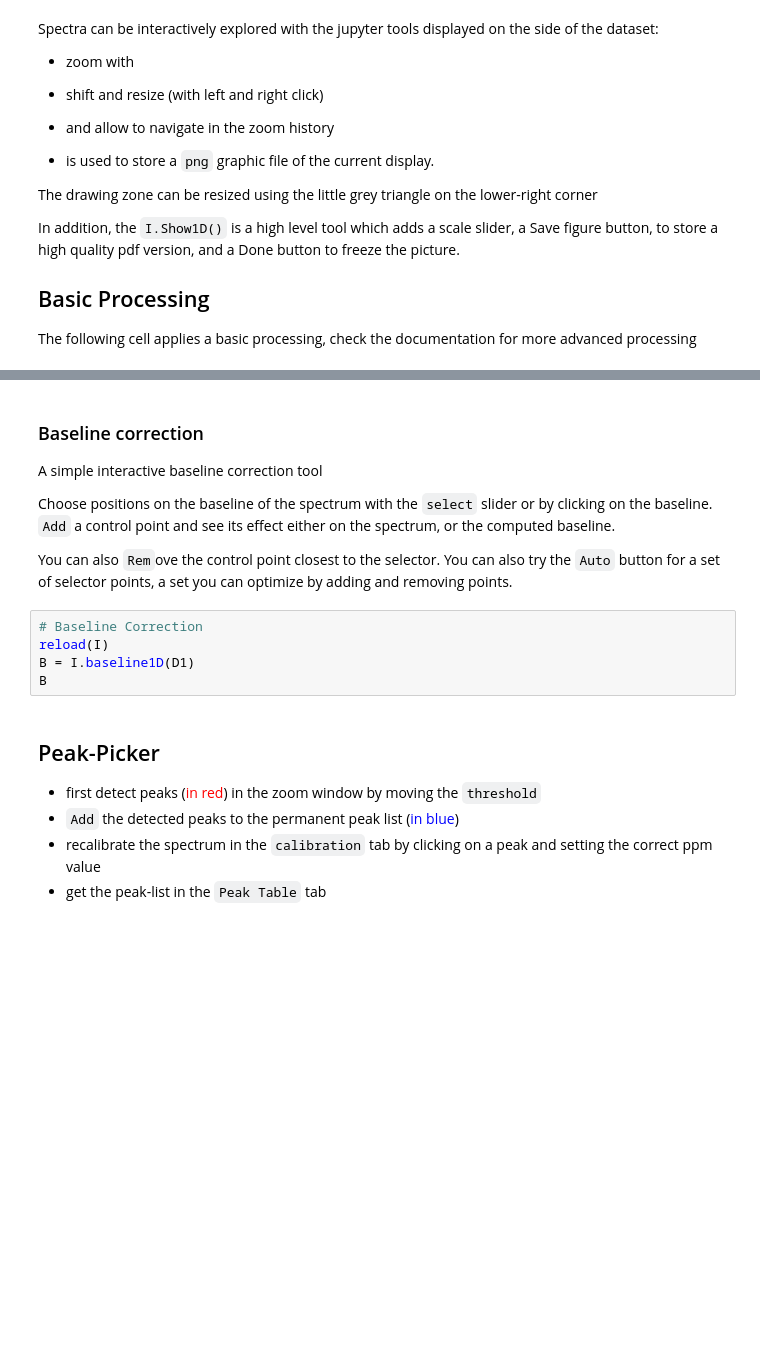
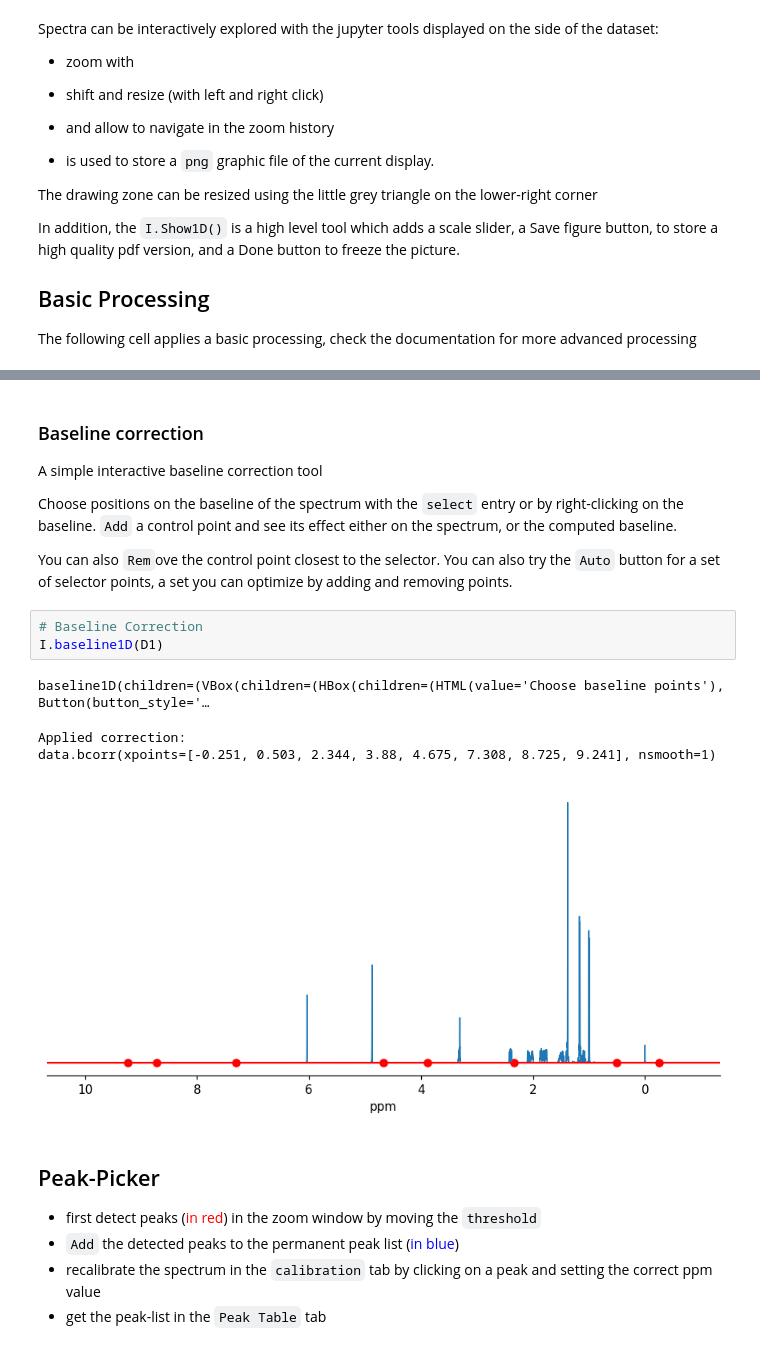
Before and after one commit to spike-project/spike, a Jupyter notebook: Notebooks/Proc1DNMR.ipynb, the cells around one changed output, grey strips where cells are left out. Saved outputs shown, nothing was run; the diff lists cells and outputs as text; blank space fills up the shorter version.

```diff
--- a/Notebooks/Proc1DNMR.ipynb
+++ b/Notebooks/Proc1DNMR.ipynb
@@ -170,16 +167,19 @@ Applied: data.phase(64.2,  0.0)
 ### Baseline correction
 A simple interactive baseline correction tool
 
-Choose positions on the baseline of the spectrum with the `select` slider or  by clicking on the baseline.
+Choose positions on the baseline of the spectrum with the `select` entry or  by right-clicking on the baseline.
 `Add` a control point and see its effect either on the spectrum, or the computed baseline.
 
 You can also `Rem`ove the control point closest to the selector.
 You can also try the `Auto` button for a set of selector points, a set you can optimize by adding and removing points.
 # %%
 # Baseline Correction
-reload(I)
-B = I.baseline1D(D1)
-B
+I.baseline1D(D1)
+# %% [output]
+baseline1D(children=(VBox(children=(HBox(children=(HTML(value='Choose baseline points'), Button(button_style='…
+Applied correction:
+data.bcorr(xpoints=[-0.251, 0.503, 2.344, 3.88, 4.675, 7.308, 8.725, 9.241], nsmooth=1)
+[figure, added]
 # %% [markdown]
 ## Peak-Picker
 - first detect peaks (<span style=color:red>in red</span>) in the zoom window by moving the `threshold`
```
Also changed, not shown: parts of 9 cells of this notebook, 14 other files.
